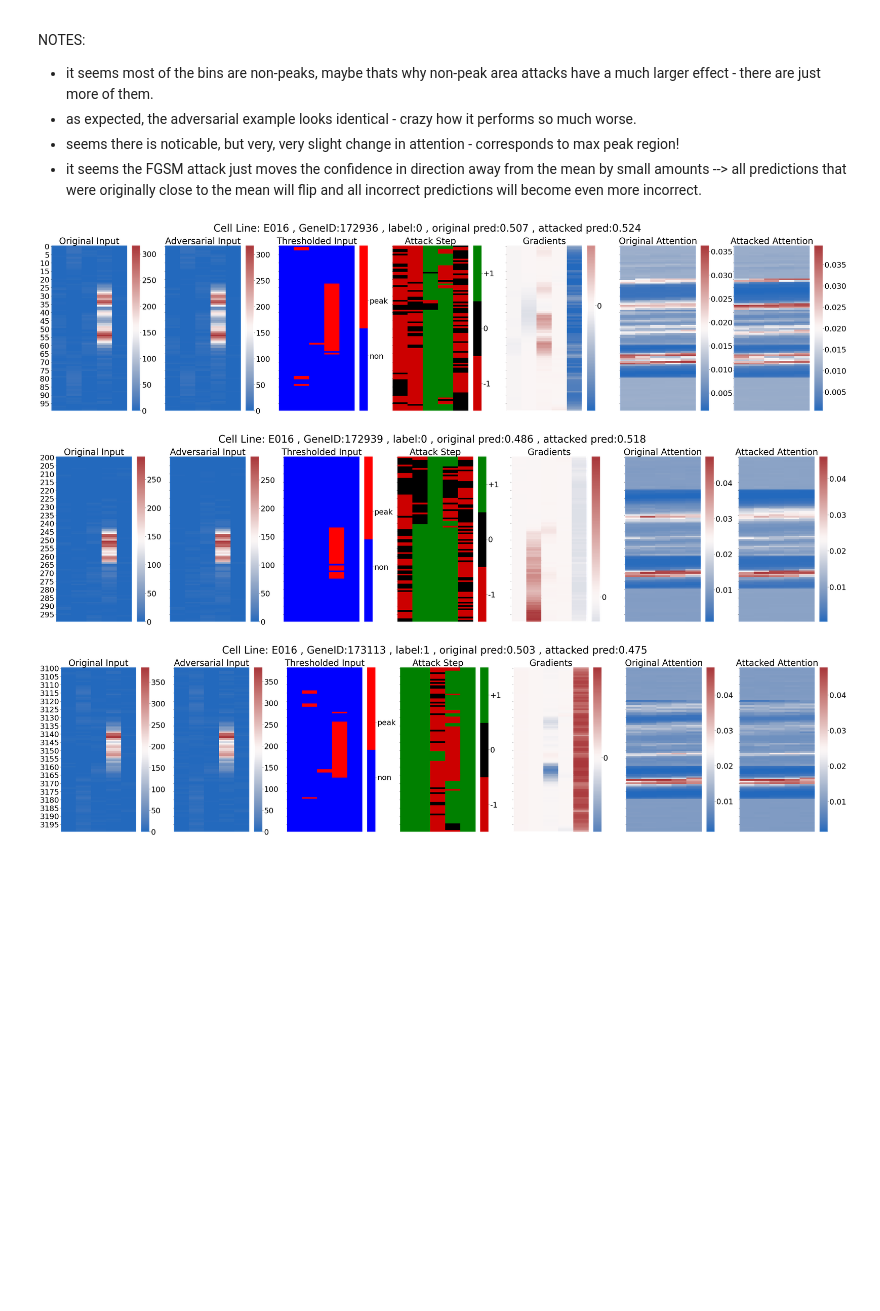
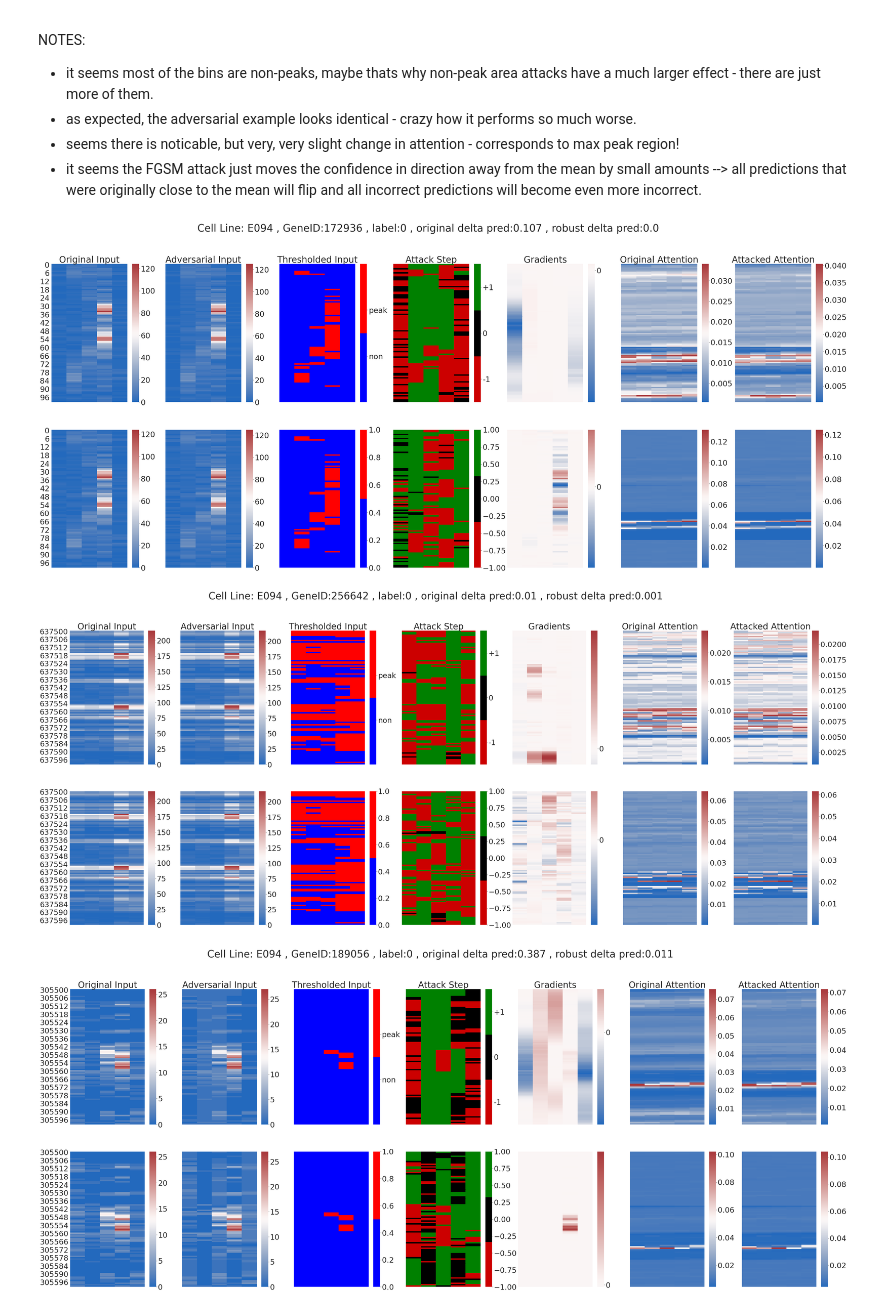
Before and after one commit to ivanjayapurna/adversarial_attack_attentivechrome, a Jupyter notebook: attack_visualisation.ipynb, the cells around one changed output. Saved outputs shown, nothing was run; the diff lists cells and outputs as text; code cells hidden in the pictures; blank space fills up the shorter version.

Commit message:
updated visualizations to include robust models

```diff
--- a/attack_visualisation.ipynb
+++ b/attack_visualisation.ipynb
@@ -25,8 +25,9 @@ plt.rc('figure', titlesize=BIGGER_SIZE)  # fontsize of the figure title
 ### Load saved data
 Load a dataframe where 100 consecutive rows are the same GeneID (TODO: convert from float to int) as there are 100 bins per histone modification (HM) per gene. The 5 "O" columns are the original input data, the "A" columns are the adversarially generated (+/- 1) inputs, the "e" columns are the steps taken (epsilon) for those columns (TODO: these don't show bins that are lower bounded @ 0, maybe we want to change this to show how many get lower bounded?), and finally the "g" column is the gradient for each bin.
 # %%
-CELL_LINE = 'E016'
+CELL_LINE = 'E094'
 
+# load standard model
 vis_output = np.load('./Results_all_fgsm/' + CELL_LINE + 'vis_output.npy')
 COLS = (['GeneID',
          'O1','O2','O3','O4','O5',
@@ -98,0 +91,17 @@ Attacked predictions max: 0.495  min: 0.386  avg: 0.476
+# %%
+plt.figure(num=None, figsize=(20, 20), dpi=80, facecolor='w', edgecolor='k')
+sns.set_style(style='white') #style='white' or 'darkgrid'
+#plt.xlabel("Gene Expression Predictions (Sigmoid Output)")
+#plt.ylabel("Frequency")
+plt.xlabel("Original Predictions")
+plt.ylabel("Attacked Predictions")
+sns.regplot(x=np.array(df['yho']), y=np.array(df['yha']), color='b', label='Original Trained')
+sns.regplot(x=np.array(df_robust['yho']), y=np.array(df_robust['yha']), color='r', label='Adversarial Trained')
+sns.lineplot(x=[0,np.max(df['yha'])],y=[0,np.max(df['yha'])], color='k')
+#sns.distplot(np.array(df['yho']), label="Original Predictions")
+#sns.distplot(np.array(df['yha']), label="Attacked Predictions")
+plt.legend(loc="upper left", markerscale=3)
+plt.show()
+
+plt.cla()   # Clear axis
+plt.clf()   # Clear figure
@@ -130,42 +182,52 @@ NOTES:
 - it seems the FGSM attack just moves the confidence in direction away from the mean by small amounts --> all predictions that were originally close to the mean will flip and all incorrect predictions will become even more incorrect.
 # %%
 # CHOOSE WHICH GENE TO PLOT (number in range from 0-6599)
-GENE_INDEXs = [0, 2, 31]
+GENE_INDEXs = [0, 6375, 3055, 914]
 
 for GENE_INDEX in GENE_INDEXs:
     g_ind = GENE_INDEX*100
 
-    fig, axes = plt.subplots(1, 7, sharey=True, figsize=(55,12))
-    fig.suptitle('Cell Line: ' + CELL_LINE + ' , GeneID:' + str(int(df['GeneID'].iloc[g_ind])) + ' , label:' + str(int(df['y'].iloc[g_ind])) + ' , original pred:' + str(np.round(df['yho'].iloc[g_ind], 3)) + ' , attacked pred:' + str(np.round(df['yha'].iloc[g_ind], 3)))
-    axes[0].set_title('Original Input')
-    axes[1].set_title('Adversarial Input')
-    axes[2].set_title('Thresholded Input')
-    axes[3].set_title('Attack Step')
-    axes[4].set_title('Gradients')
-    axes[5].set_title('Original Attention')
-    axes[6].set_title('Attacked Attention')
-    axes[0].set_ylabel('Bins') # why isn't this showing up...
+    fig, axes = plt.subplots(2, 7, sharey=True, figsize=(55,22))
+    fig.suptitle('Cell Line: ' + CELL_LINE + ' , GeneID:' + str(int(df['GeneID'].iloc[g_ind])) + ' , label:'
+                 + str(int(df['y'].iloc[g_ind])) + ' , original delta pred:' + str(np.abs(np.round(df['yho'].iloc[g_ind]-df['yha'].iloc[g_ind], 3)))
+                 + ' , robust delta pred:' + str(np.abs(np.round(df_robust['yho'].iloc[g_ind]-df_robust['yha'].iloc[g_ind], 3))))
+    axes[0,0].set_title('Original Input')
+    axes[0,1].set_title('Adversarial Input')
+    axes[0,2].set_title('Thresholded Input')
+    axes[0,3].set_title('Attack Step')
+    axes[0,4].set_title('Gradients')
+    axes[0,5].set_title('Original Attention')
+    axes[0,6].set_title('Attacked Attention')
+    #axes[0].set_ylabel('Bins') # why isn't this showing up...
 
     myColors = ((0.8, 0.0, 0.0, 1.0), "black", "green")
     cmap = LinearSegmentedColormap.from_list('Custom', myColors, len(myColors))
     binary_cmap = LinearSegmentedColormap.from_list('Custom', ('blue','red'), 2)
 
-    sns.heatmap(df[['O1','O2','O3','O4','O5']].iloc[g_ind:(g_ind+100)], cmap="vlag", xticklabels=False, ax=axes[0])
-    sns.heatmap(df[['A1','A2','A3','A4','A5']].iloc[g_ind:(g_ind+100)], cmap="vlag", xticklabels=False, ax=axes[1])
-    sns.heatmap(np.array(df[['O1','O2','O3','O4','O5']].iloc[g_ind:(g_ind+100)] > 10), cmap=binary_cmap, xticklabels=False, ax=axes[2])
-    sns.heatmap(df[['e1','e2','e3','e4','e5']].iloc[g_ind:(g_ind+100)], cmap=cmap, center=0,xticklabels=False, ax=axes[3])
-    sns.heatmap(df[['g1','g2','g3','g4','g5']].iloc[g_ind:(g_ind+100)], cmap="vlag", center=0, cbar_kws={"ticks":[0]}, xticklabels=False, ax=axes[4])
-    sns.heatmap(df[['ao1', 'ao2', 'ao3', 'ao4', 'ao5']].iloc[g_ind:(g_ind+100)], cmap="vlag", xticklabels=False, ax=axes[5])
-    sns.heatmap(df[['a1','a2','a3','a4','a5']].iloc[g_ind:(g_ind+100)], cmap="vlag", xticklabels=False, ax=axes[6])
+    sns.heatmap(df[['O1','O2','O3','O4','O5']].iloc[g_ind:(g_ind+100)], cmap="vlag", xticklabels=False, yticklabels=False, ax=axes[0,0])
+    sns.heatmap(df[['A1','A2','A3','A4','A5']].iloc[g_ind:(g_ind+100)], cmap="vlag", xticklabels=False, ax=axes[0,1])
+    sns.heatmap(np.array(df[['O1','O2','O3','O4','O5']].iloc[g_ind:(g_ind+100)] > 10), cmap=binary_cmap, xticklabels=False, ax=axes[0,2])
+    sns.heatmap(df[['e1','e2','e3','e4','e5']].iloc[g_ind:(g_ind+100)], cmap=cmap, center=0,xticklabels=False, ax=axes[0,3])
+    sns.heatmap(df[['g1','g2','g3','g4','g5']].iloc[g_ind:(g_ind+100)], cmap="vlag", center=0, cbar_kws={"ticks":[0]}, xticklabels=False, ax=axes[0,4])
+    sns.heatmap(df[['ao1', 'ao2', 'ao3', 'ao4', 'ao5']].iloc[g_ind:(g_ind+100)], cmap="vlag", xticklabels=False, ax=axes[0,5])
+    sns.heatmap(df[['a1','a2','a3','a4','a5']].iloc[g_ind:(g_ind+100)], cmap="vlag", xticklabels=False, ax=axes[0,6])
 
-    colorbar_binary = axes[2].collections[0].colorbar
+    sns.heatmap(df_robust[['O1','O2','O3','O4','O5']].iloc[g_ind:(g_ind+100)], cmap="vlag", xticklabels=False, yticklabels=False, ax=axes[1,0])
+    sns.heatmap(df_robust[['A1','A2','A3','A4','A5']].iloc[g_ind:(g_ind+100)], cmap="vlag", xticklabels=False, ax=axes[1,1])
+    sns.heatmap(np.array(df_robust[['O1','O2','O3','O4','O5']].iloc[g_ind:(g_ind+100)] > 10), cmap=binary_cmap, xticklabels=False, ax=axes[1,2])
+    sns.heatmap(df_robust[['e1','e2','e3','e4','e5']].iloc[g_ind:(g_ind+100)], cmap=cmap, center=0,xticklabels=False, ax=axes[1,3])
+    sns.heatmap(df_robust[['g1','g2','g3','g4','g5']].iloc[g_ind:(g_ind+100)], cmap="vlag", center=0, cbar_kws={"ticks":[0]}, xticklabels=False, ax=axes[1,4])
+    sns.heatmap(df_robust[['ao1', 'ao2', 'ao3', 'ao4', 'ao5']].iloc[g_ind:(g_ind+100)], cmap="vlag", xticklabels=False, ax=axes[1,5])
+    sns.heatmap(df_robust[['a1','a2','a3','a4','a5']].iloc[g_ind:(g_ind+100)], cmap="vlag", xticklabels=False, ax=axes[1,6])
+
+    colorbar_binary = axes[0,2].collections[0].colorbar
     colorbar_binary.set_ticks([0.667, 0.333])
     colorbar_binary.set_ticklabels(['peak', 'non'])
 
-    colorbar = axes[3].collections[0].colorbar
+    colorbar = axes[0,3].collections[0].colorbar
     colorbar.set_ticks([0.667, 0, -0.667])
     colorbar.set_ticklabels(['+1', '0', '-1'])
 # %% [output]
-[figure, old version]
+[figure, new version]
-[figure, old version]
+[figure, new version]
-[figure, old version]
+[figure, new version]
```
Also changed, not shown: parts of 13 cells of this notebook, 5 other files.
